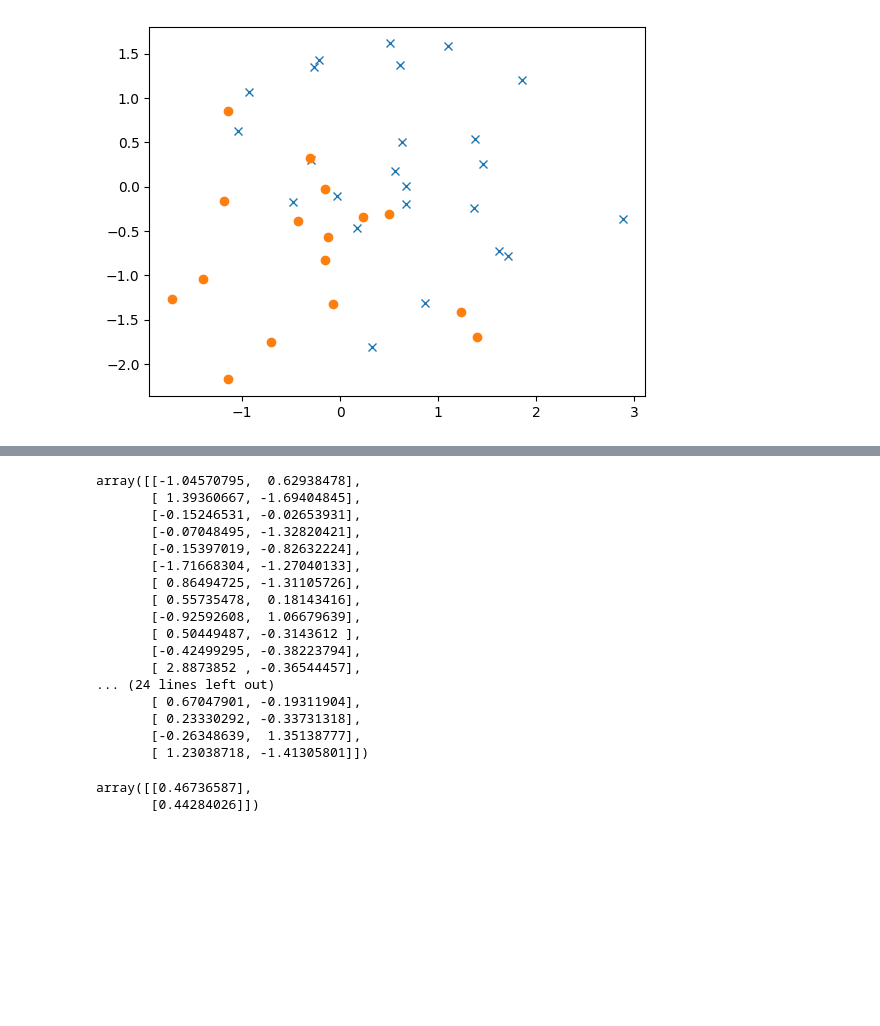
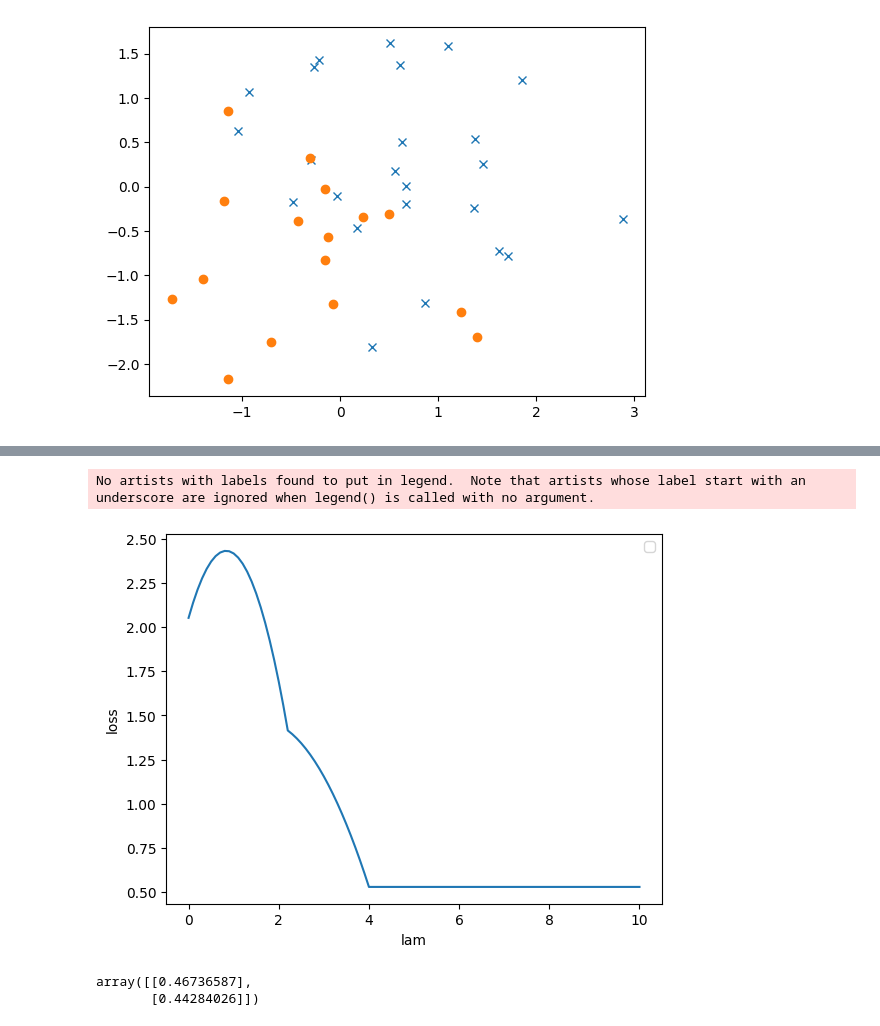
Before and after one commit to gray-1to/ad_ML_2023, a Jupyter notebook: ad_mid_report.ipynb, the cells around one changed output, grey strips where cells are left out. Saved outputs shown, nothing was run; the diff lists cells and outputs as text; code cells hidden in the pictures; blank space fills up the shorter version.

```diff
--- a/ad_mid_report.ipynb
+++ b/ad_mid_report.ipynb
@@ -305,23 +230,14 @@ fig.savefig('data/2-1-w_hat.png')
-# %%
-x_pro2
-# %% [output]
-array([[-1.04570795,  0.62938478],
-       [ 1.39360667, -1.69404845],
-       [-0.15246531, -0.02653931],
-       [-0.07048495, -1.32820421],
-       [-0.15397019, -0.82632224],
-       [-1.71668304, -1.27040133],
-       [ 0.86494725, -1.31105726],
-       [ 0.55735478,  0.18143416],
-       [-0.92592608,  1.06679639],
-       [ 0.50449487, -0.3143612 ],
-       [-0.42499295, -0.38223794],
-       [ 2.8873852 , -0.36544457],
-... (24 lines left out)
-       [ 0.67047901, -0.19311904],
-       [ 0.23330292, -0.33731318],
-       [-0.26348639,  1.35138777],
-       [ 1.23038718, -1.41305801]])
+# %%
+fig, ax = plt.subplots()
+ax.plot(lams, [f(w, mu, A, lam)[0][0] for w, lam in zip(w_hat_lam, lams)])
+ax.set_xlabel('lam')
+ax.set_ylabel('loss')
+# ax.set_yscale('log')
+ax.legend()
+fig.show()
+# %% [output]
+No artists with labels found to put in legend.  Note that artists whose label start with an underscore are ignored when legend() is called with no argument.
+[figure, added]
 # %%
 # (2)
 # condition
```
Also changed, not shown: parts of 24 cells of this notebook, 9 other files.
